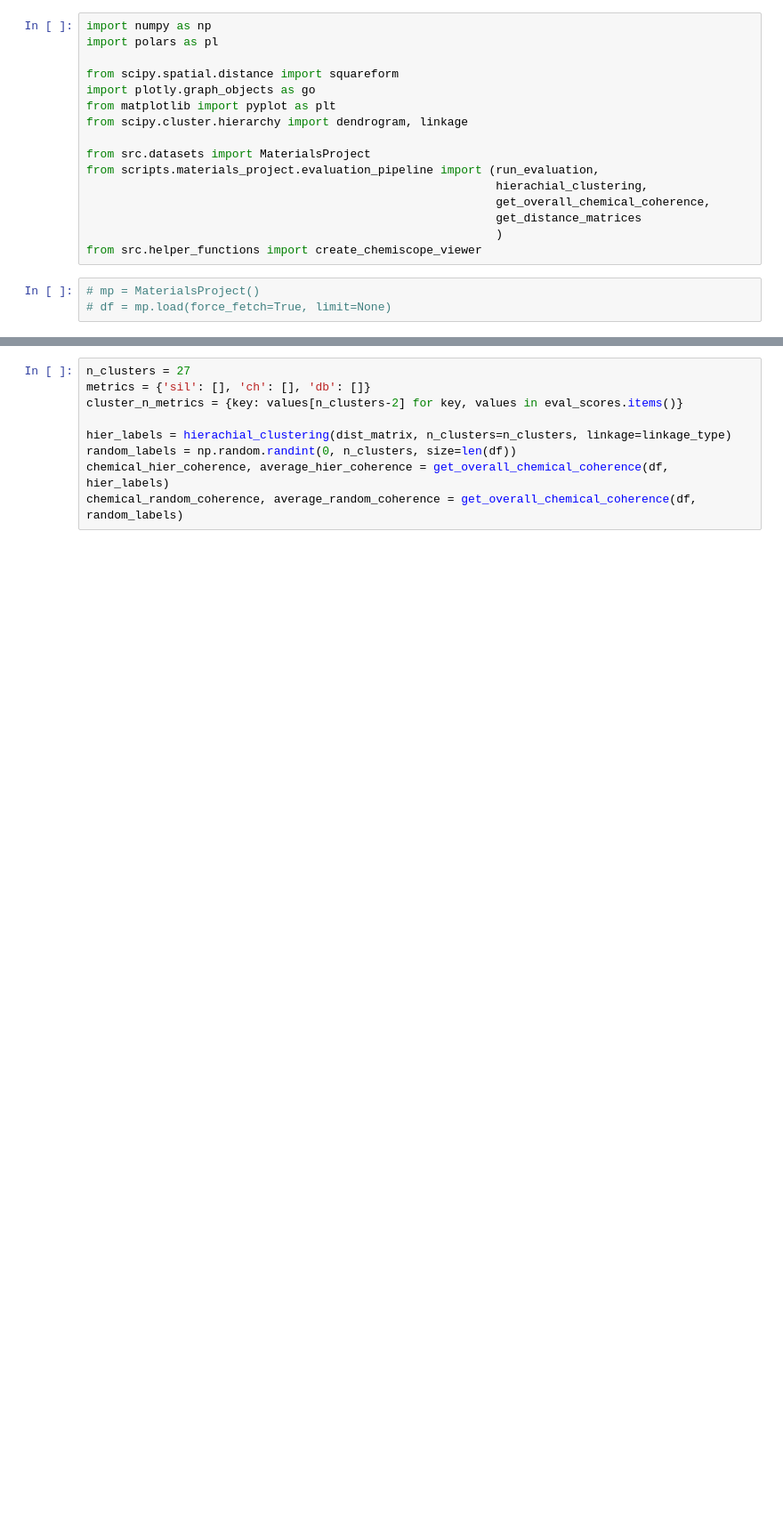
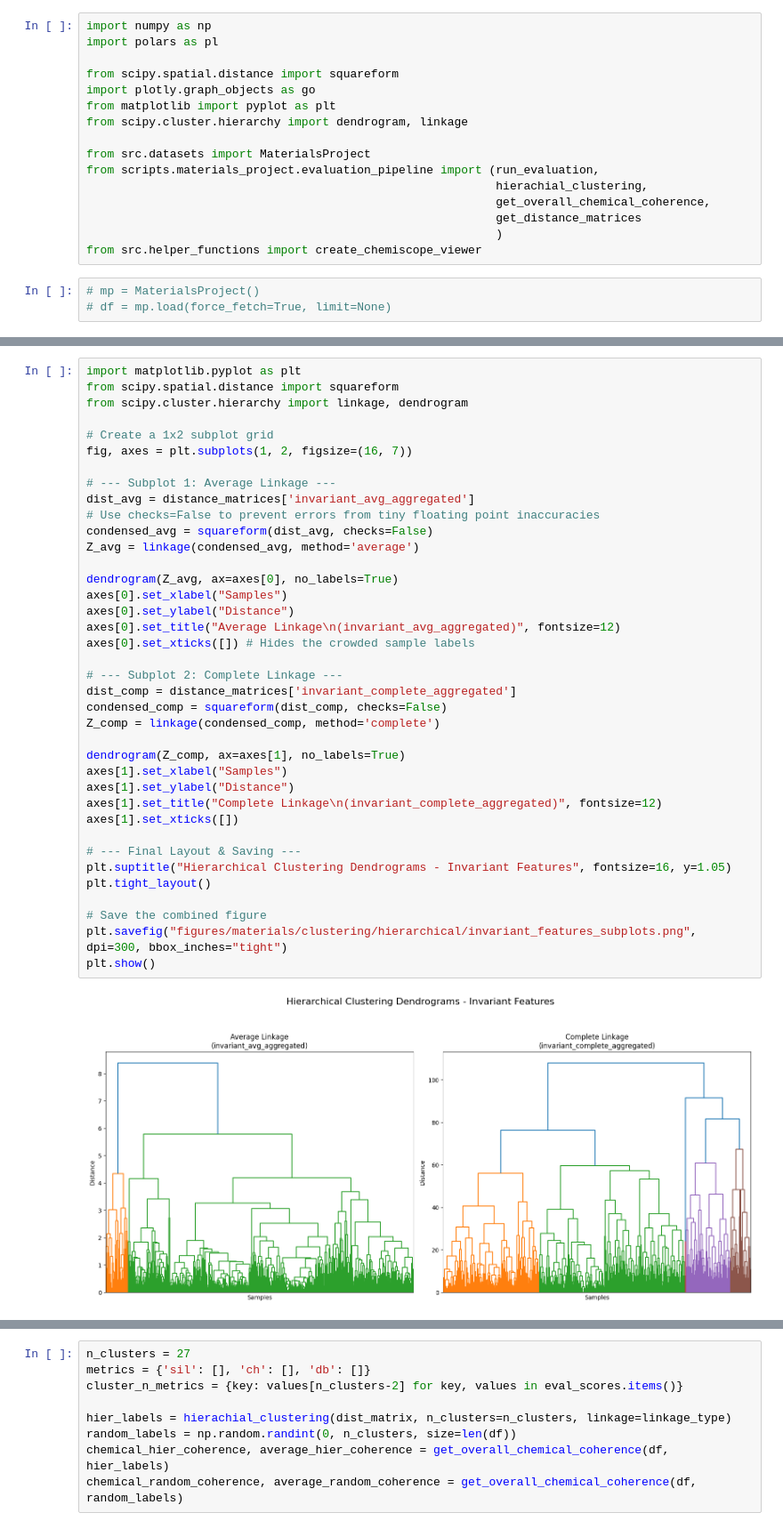
Before and after one commit to karlfindhansen/Non-Euclidean-Distances-in-Molecular-Representation, a Jupyter notebook: notebooks/Materials Project/evaluation/comparative_eval.ipynb, the cells around one changed output, grey strips where cells are left out. Shown at 89% size. Drawn from its saved outputs; the diff is of its cells as text; blank space fills up the shorter version.

```diff
--- a/notebooks/Materials Project/evaluation/comparative_eval.ipynb
+++ b/notebooks/Materials Project/evaluation/comparative_eval.ipynb
@@ -53,0 +77,40 @@ plt.show()
+# %%
+import matplotlib.pyplot as plt
+from scipy.spatial.distance import squareform
+from scipy.cluster.hierarchy import linkage, dendrogram
+
+# Create a 1x2 subplot grid
+fig, axes = plt.subplots(1, 2, figsize=(16, 7))
+
+# --- Subplot 1: Average Linkage ---
+dist_avg = distance_matrices['invariant_avg_aggregated']
+# Use checks=False to prevent errors from tiny floating point inaccuracies
+condensed_avg = squareform(dist_avg, checks=False)
+Z_avg = linkage(condensed_avg, method='average')
+
+dendrogram(Z_avg, ax=axes[0], no_labels=True)
+axes[0].set_xlabel("Samples")
+axes[0].set_ylabel("Distance")
+axes[0].set_title("Average Linkage\n(invariant_avg_aggregated)", fontsize=12)
+axes[0].set_xticks([]) # Hides the crowded sample labels
+
+# --- Subplot 2: Complete Linkage ---
+dist_comp = distance_matrices['invariant_complete_aggregated']
+condensed_comp = squareform(dist_comp, checks=False)
+Z_comp = linkage(condensed_comp, method='complete')
+
+dendrogram(Z_comp, ax=axes[1], no_labels=True)
+axes[1].set_xlabel("Samples")
+axes[1].set_ylabel("Distance")
+axes[1].set_title("Complete Linkage\n(invariant_complete_aggregated)", fontsize=12)
+axes[1].set_xticks([])
+
+# --- Final Layout & Saving ---
+plt.suptitle("Hierarchical Clustering Dendrograms - Invariant Features", fontsize=16, y=1.05)
+plt.tight_layout()
+
+# Save the combined figure
+plt.savefig("figures/materials/clustering/hierarchical/invariant_features_subplots.png", dpi=300, bbox_inches="tight")
+plt.show()
+# %% [output]
+[figure, added]
```
Also changed, not shown: parts of 7 cells of this notebook, 4 other files.
